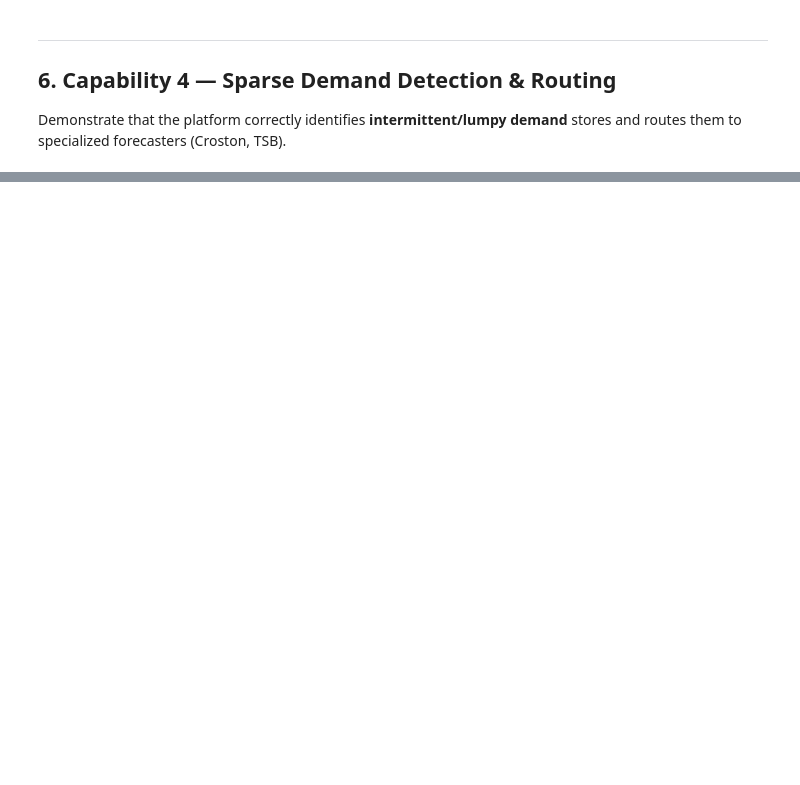
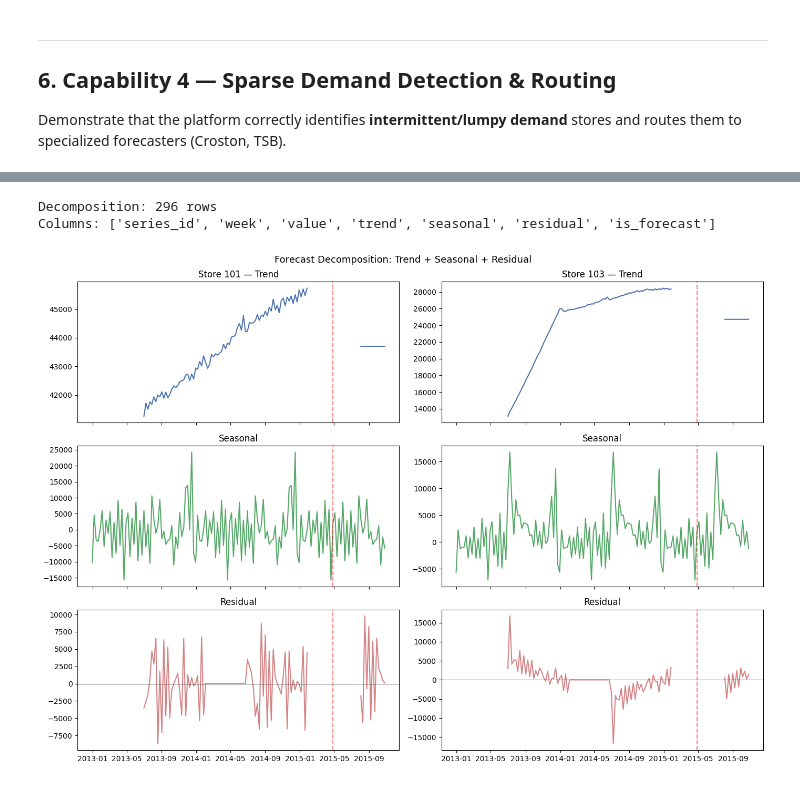
Before and after one commit to aethrixdev/sales_forecast, a Jupyter notebook: forecasting-platform/notebooks/rossmann_platform_demo.ipynb, the cells around one changed output, grey strips where cells are left out. Drawn from its saved outputs; the diff is of its cells as text; code cells hidden in the pictures; blank space fills up the shorter version.

```diff
--- a/forecasting-platform/notebooks/rossmann_platform_demo.ipynb
+++ b/forecasting-platform/notebooks/rossmann_platform_demo.ipynb
@@ -828,0 +1253,48 @@ else:
+# %%
+# ── STL-style decomposition ─────────────────────────────────────────
+from src.analytics.explainer import ForecastExplainer
+
+explainer = ForecastExplainer(season_length=52, trend_window=12)
+
+# Decompose history + forecast for 2 sample stores
+decomp_stores = sorted(data["series_id"].unique().to_list())[:2]
+decomp_history = data.filter(pl.col("series_id").is_in(decomp_stores)).select(["series_id", "week", "quantity"])
+decomp_fc = production_fc.filter(pl.col("series_id").is_in(decomp_stores))
+
+decomp = explainer.decompose(
+    history=decomp_history,
+    forecast=decomp_fc,
+)
+
+print(f"Decomposition: {decomp.shape[0]} rows")
+print(f"Columns: {decomp.columns}")
+
+# Plot decomposition
+fig, axes = plt.subplots(3, 2, figsize=(14, 10), sharex="col")
+for col_idx, sid in enumerate(decomp_stores):
+    s = decomp.filter(pl.col("series_id") == sid)
+    weeks = s["week"].to_list()
+
+    # Trend
+    axes[0, col_idx].plot(weeks, s["trend"].to_list(), color="#4C72B0")
+    axes[0, col_idx].set_title(f"Store {sid} — Trend")
+    axes[0, col_idx].axvline(cutoff, color="red", linestyle="--", alpha=0.5)
+
+    # Seasonal
+    axes[1, col_idx].plot(weeks, s["seasonal"].to_list(), color="#55A868")
+    axes[1, col_idx].set_title("Seasonal")
+    axes[1, col_idx].axvline(cutoff, color="red", linestyle="--", alpha=0.5)
+
+    # Residual
+    axes[2, col_idx].plot(weeks, s["residual"].to_list(), color="#C44E52", alpha=0.7)
+    axes[2, col_idx].set_title("Residual")
+    axes[2, col_idx].axhline(0, color="black", linewidth=0.5)
+    axes[2, col_idx].axvline(cutoff, color="red", linestyle="--", alpha=0.5)
+
+fig.suptitle("Forecast Decomposition: Trend + Seasonal + Residual", fontsize=13)
+fig.tight_layout()
+plt.show()
+# %% [output]
+Decomposition: 296 rows
+Columns: ['series_id', 'week', 'value', 'trend', 'seasonal', 'residual', 'is_forecast']
+[figure, added]
```
Also changed, not shown: parts of 49 cells of this notebook, 2 other files.
